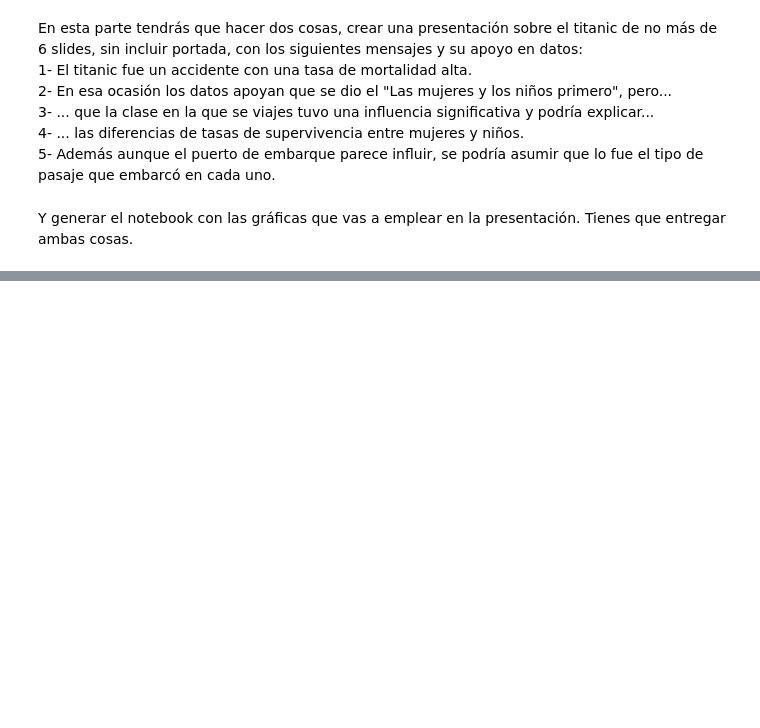
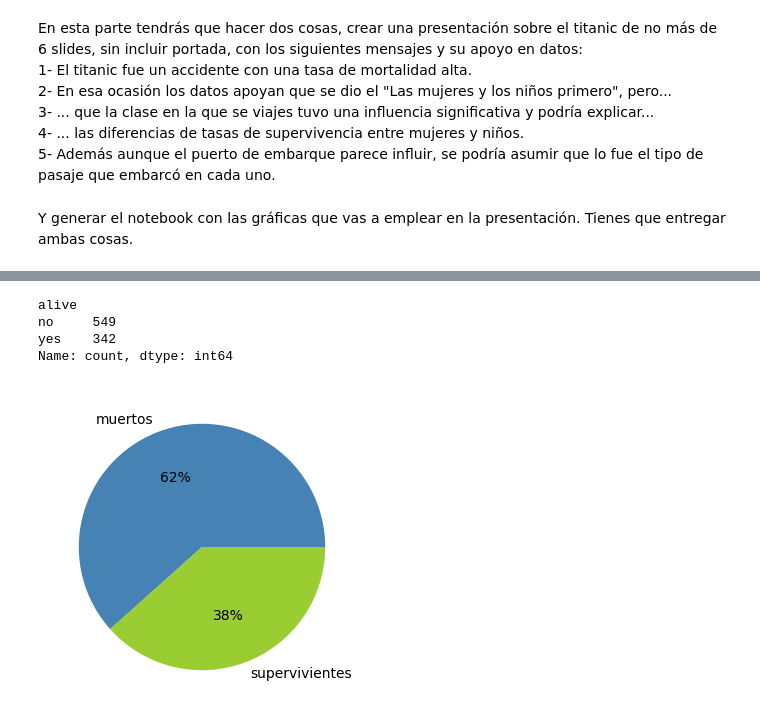
Before and after one commit to AnnaValsells/ONLINE_DS_THEBRIDGE_AVT, a Jupyter notebook: AVT_Exercises/Sprint_8/Unidad_02/Practica_Obligatoria/18_Practica_Obligatoria_Visualizacion_Presentacion.ipynb, the cells around one changed output, grey strips where cells are left out. Cells and saved outputs as stored; diff of their text form; code cells hidden in the pictures; blank space fills up the shorter version.

```diff
--- a/AVT_Exercises/Sprint_8/Unidad_02/Practica_Obligatoria/18_Practica_Obligatoria_Visualizacion_Presentacion.ipynb
+++ b/AVT_Exercises/Sprint_8/Unidad_02/Practica_Obligatoria/18_Practica_Obligatoria_Visualizacion_Presentacion.ipynb
@@ -103,3 +165,5 @@ En esta parte tendrás que hacer dos cosas, crear una presentación sobre el tit
 5- Además aunque el puerto de embarque parece influir, se podría asumir que lo fue el tipo de pasaje que embarcó en cada uno.
 # %% [markdown]
 Y generar el notebook con las gráficas que vas a emplear en la presentación. Tienes que entregar ambas cosas.
+# %%
+df_titanic = pd.read_csv("data/titanic.csv")
@@ -105,0 +179,20 @@ Y generar el notebook con las gráficas que vas a emplear en la presentación. T
+# %%
+df_titanic["alive"].value_counts()
+# %% [output]
+alive
+no     549
+yes    342
+Name: count, dtype: int64
+# %%
+#1- El titanic fue un accidente con una tasa de mortalidad alta.
+data = df_titanic["alive"].value_counts()
+fig,ax = plt.subplots(1,1,figsize = (4,4))
+
+ax.pie(data.values,
+        labels=("muertos","supervivientes"),
+        autopct='%.0f%%',
+        colors=("steelblue","yellowgreen"));
+
+fig.savefig("titanic1.png")
+# %% [output]
+[figure, added]
```
Also changed, not shown: parts of 16 cells of this notebook, 10 other files.
